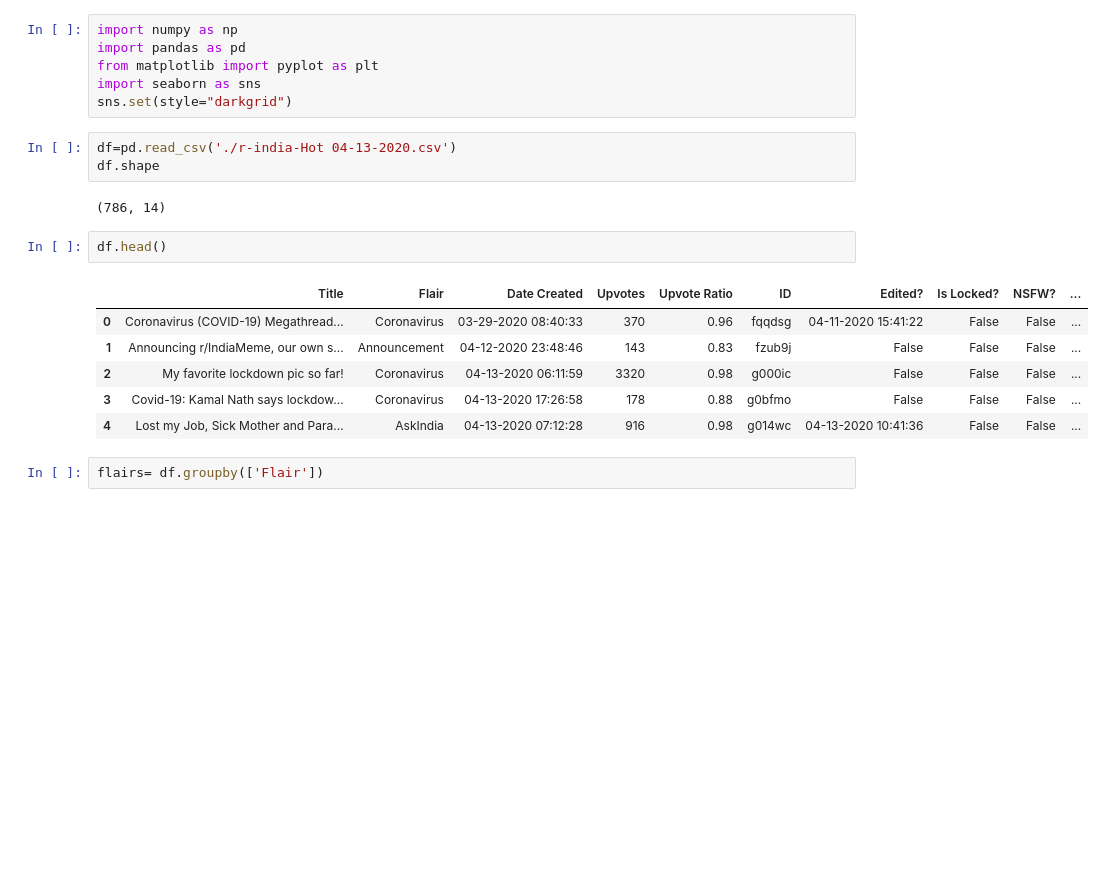
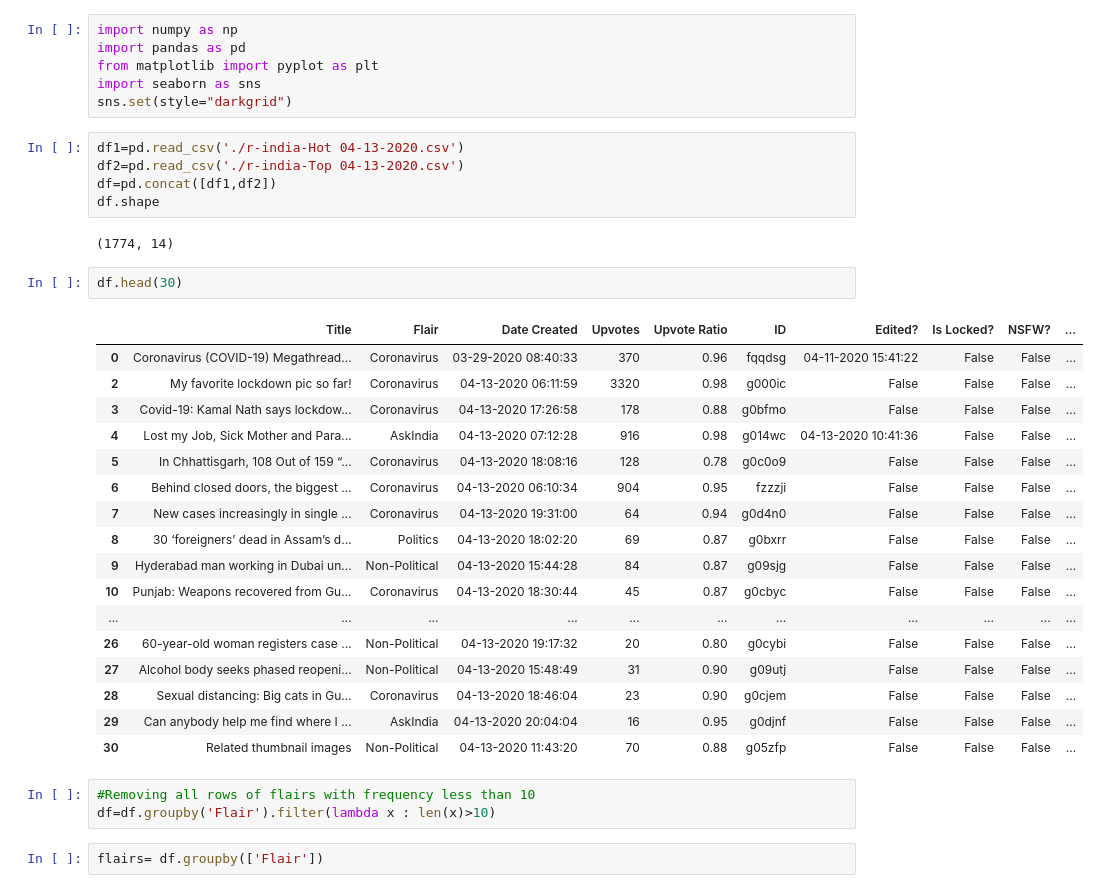
Before and after one commit to Kartikaggarwal98/Reddit_Flair_Detection, a Jupyter notebook: EDA.ipynb, the cells around one changed output. Drawn from its saved outputs; the diff is of its cells as text; blank space fills up the shorter version.

```diff
--- a/EDA.ipynb
+++ b/EDA.ipynb
@@ -5,18 +5,34 @@ from matplotlib import pyplot as plt
 import seaborn as sns
 sns.set(style="darkgrid")
 # %%
-df=pd.read_csv('./r-india-Hot 04-13-2020.csv')
+df1=pd.read_csv('./r-india-Hot 04-13-2020.csv')
+df2=pd.read_csv('./r-india-Top 04-13-2020.csv')
+df=pd.concat([df1,df2])
 df.shape
 # %% [output]
-(786, 14)
+(1774, 14)
 # %%
-df.head()
+df.head(30)
 # %% [output]
 |  | Title | Flair | Date Created | Upvotes | Upvote Ratio | ID | Edited? | Is Locked? | NSFW? | ... |
 | 0 | Coronavirus (COVID-19) Megathread... | Coronavirus | 03-29-2020 08:40:33 | 370 | 0.96 | fqqdsg | 04-11-2020 15:41:22 | False | False | ... |
-| 1 | Announcing r/IndiaMeme, our own s... | Announcement | 04-12-2020 23:48:46 | 143 | 0.83 | fzub9j | False | False | False | ... |
 | 2 | My favorite lockdown pic so far! | Coronavirus | 04-13-2020 06:11:59 | 3320 | 0.98 | g000ic | False | False | False | ... |
 | 3 | Covid-19: Kamal Nath says lockdow... | Coronavirus | 04-13-2020 17:26:58 | 178 | 0.88 | g0bfmo | False | False | False | ... |
 | 4 | Lost my Job, Sick Mother and Para... | AskIndia | 04-13-2020 07:12:28 | 916 | 0.98 | g014wc | 04-13-2020 10:41:36 | False | False | ... |
+| 5 | In Chhattisgarh, 108 Out of 159 “... | Coronavirus | 04-13-2020 18:08:16 | 128 | 0.78 | g0c0o9 | False | False | False | ... |
+| 6 | Behind closed doors, the biggest ... | Coronavirus | 04-13-2020 06:10:34 | 904 | 0.95 | fzzzji | False | False | False | ... |
+| 7 | New cases increasingly in single ... | Coronavirus | 04-13-2020 19:31:00 | 64 | 0.94 | g0d4n0 | False | False | False | ... |
+| 8 | 30 ‘foreigners’ dead in Assam’s d... | Politics | 04-13-2020 18:02:20 | 69 | 0.87 | g0bxrr | False | False | False | ... |
+| 9 | Hyderabad man working in Dubai un... | Non-Political | 04-13-2020 15:44:28 | 84 | 0.87 | g09sjg | False | False | False | ... |
+| 10 | Punjab: Weapons recovered from Gu... | Coronavirus | 04-13-2020 18:30:44 | 45 | 0.87 | g0cbyc | False | False | False | ... |
+| ... | ... | ... | ... | ... | ... | ... | ... | ... | ... | ... |
+| 26 | 60-year-old woman registers case ... | Non-Political | 04-13-2020 19:17:32 | 20 | 0.80 | g0cybi | False | False | False | ... |
+| 27 | Alcohol body seeks phased reopeni... | Non-Political | 04-13-2020 15:48:49 | 31 | 0.90 | g09utj | False | False | False | ... |
+| 28 | Sexual distancing: Big cats in Gu... | Coronavirus | 04-13-2020 18:46:04 | 23 | 0.90 | g0cjem | False | False | False | ... |
+| 29 | Can anybody help me find where I ... | AskIndia | 04-13-2020 20:04:04 | 16 | 0.95 | g0djnf | False | False | False | ... |
+| 30 | Related thumbnail images | Non-Political | 04-13-2020 11:43:20 | 70 | 0.88 | g05zfp | False | False | False | ... |
+# %%
+#Removing all rows of flairs with frequency less than 10
+df=df.groupby('Flair').filter(lambda x : len(x)>10)
 # %%
 flairs= df.groupby(['Flair'])
```
Also changed, not shown: parts of 10 cells of this notebook.
